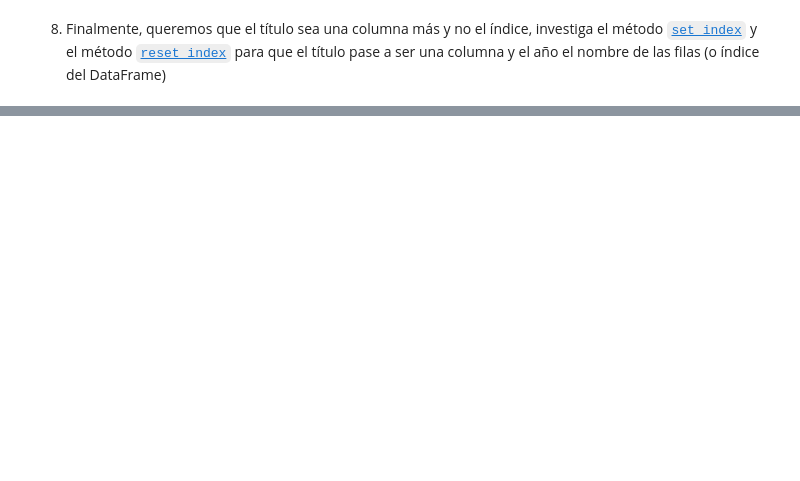
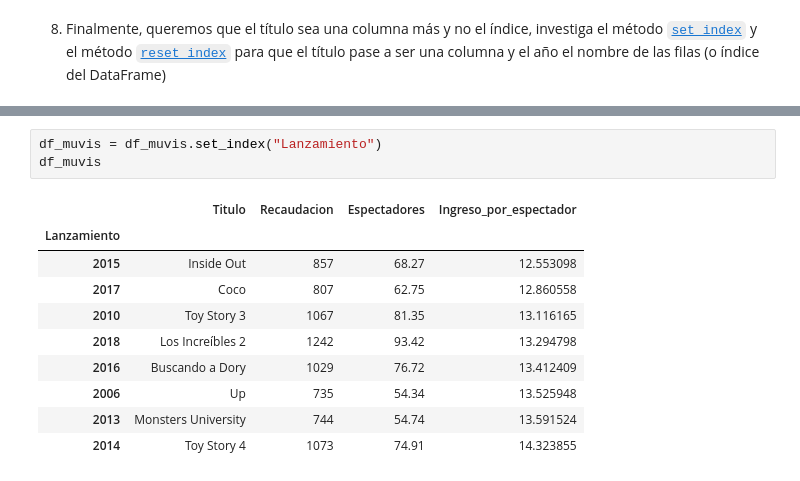
Before and after one commit to alejandroarbide/DS_Online_Ale_Arbide, a Jupyter notebook: 02_Herramientas_Avanzadas/Sprint_04/Unidad_01_Pandas_I/03_Practica_Obligatoria/18_Practica_Obligatoria_Pandas_I.ipynb, the cells around one changed output, grey strips where cells are left out. Cells and saved outputs as stored; diff of their text form; blank space fills up the shorter version.

```diff
--- a/02_Herramientas_Avanzadas/Sprint_04/Unidad_01_Pandas_I/03_Practica_Obligatoria/18_Practica_Obligatoria_Pandas_I.ipynb
+++ b/02_Herramientas_Avanzadas/Sprint_04/Unidad_01_Pandas_I/03_Practica_Obligatoria/18_Practica_Obligatoria_Pandas_I.ipynb
@@ -399,0 +380,14 @@ Name: lanzamiento, dtype: bool
+# %%
+df_muvis = df_muvis.set_index("Lanzamiento")
+df_muvis
+# %% [output]
+|  | Titulo | Recaudacion | Espectadores | Ingreso_por_espectador |
+| Lanzamiento |  |  |  |  |
+| 2015 | Inside Out | 857 | 68.27 | 12.553098 |
+| 2017 | Coco | 807 | 62.75 | 12.860558 |
+| 2010 | Toy Story 3 | 1067 | 81.35 | 13.116165 |
+| 2018 | Los Increíbles 2 | 1242 | 93.42 | 13.294798 |
+| 2016 | Buscando a Dory | 1029 | 76.72 | 13.412409 |
+| 2006 | Up | 735 | 54.34 | 13.525948 |
+| 2013 | Monsters University | 744 | 54.74 | 13.591524 |
+| 2014 | Toy Story 4 | 1073 | 74.91 | 14.323855 |
```
Also changed, not shown: parts of 20 cells of this notebook.
